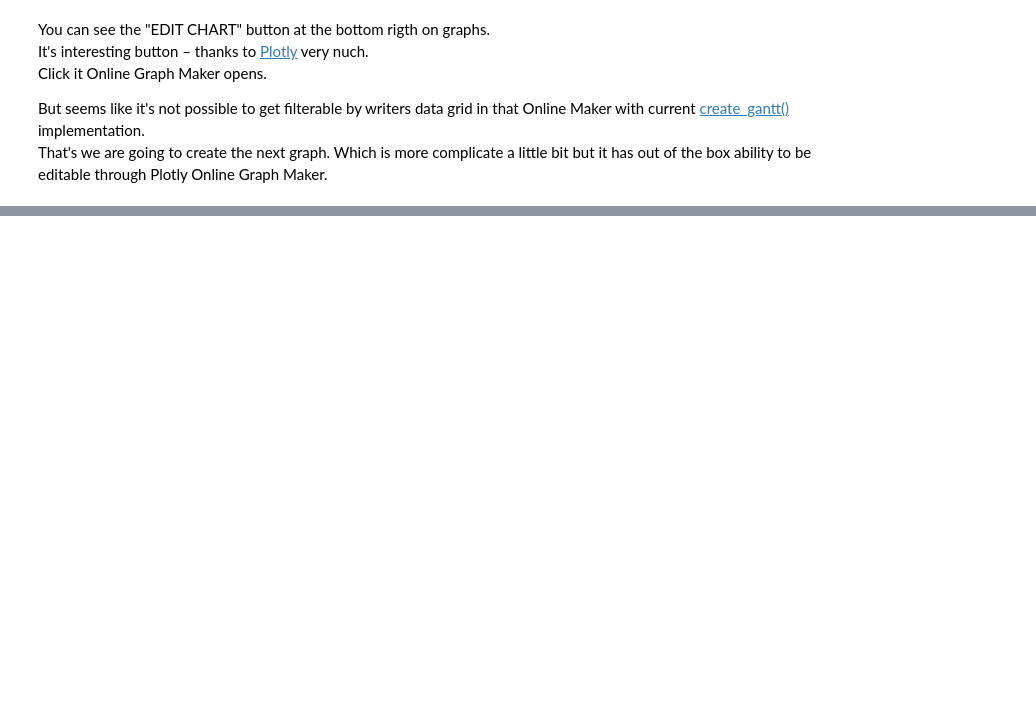
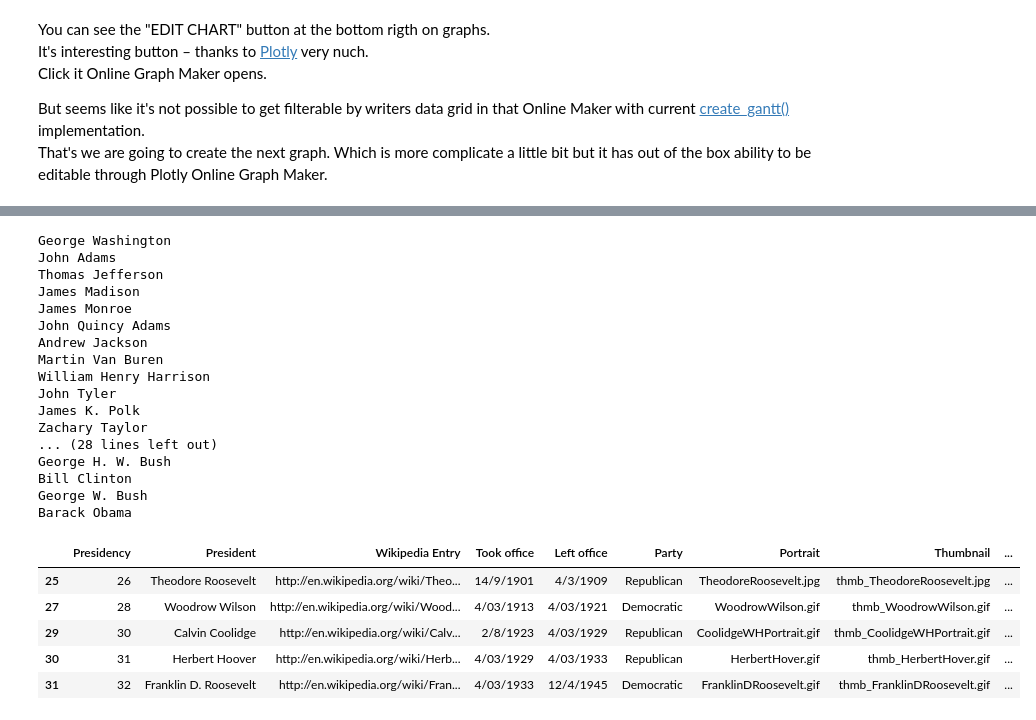
Before and after one commit to boorstat/boorstat.github.io, a Jupyter notebook: .ipynb/[draft]2017-04-07_ussr-leaders-csv.ipynb, the cells around one changed output, grey strips where cells are left out. Drawn from its saved outputs; the diff is of its cells as text; code cells hidden in the pictures; blank space fills up the shorter version.

```diff
--- a/.ipynb/2017-04-07_ussr-leaders-csv.ipynb
+++ b/.ipynb/[draft]2017-04-07_ussr-leaders-csv.ipynb
@@ -416,3 +416,44 @@ iplot(fig, filename='ussr-leaders-life-bars')
 Name: name, dtype: object
 8
 [interactive output not drawn]
+# %%
+USA_PRESIDENTS_URL = 'https://raw.githubusercontent.com/boorstat/boorstat-files/master/politics/usa/usa-presidents.csv'
+
+df_usa = pd.read_csv(StringIO(requests.get(USA_PRESIDENTS_URL).text))
+# df_usa.columns
+
+# list(df_usa.loc[['Left office ', 'Took office ']])
+# df_usa[['Left office ', 'Home State']]
+
+def debug(v):
+    print(v[1])
+    return 'oo' in v[1]
+
+df_usa = df_usa[df_usa.apply(debug, axis=1)]
+
+# df_usa = df_usa.select(debug, axis=0)
+df_usa
+# %% [output]
+George Washington
+John Adams
+Thomas Jefferson
+James Madison
+James Monroe
+John Quincy Adams
+Andrew Jackson
+Martin Van Buren
+William Henry Harrison
+John Tyler
+James K. Polk
+Zachary Taylor
+... (28 lines left out)
+George H. W. Bush
+Bill Clinton
+George W. Bush
+Barack Obama
+|  | Presidency | President | Wikipedia Entry | Took office | Left office | Party | Portrait | Thumbnail | ... |
+| 25 | 26 | Theodore Roosevelt | http://en.wikipedia.org/wiki/Theo... | 14/9/1901 | 4/3/1909 | Republican | TheodoreRoosevelt.jpg | thmb_TheodoreRoosevelt.jpg | ... |
+| 27 | 28 | Woodrow Wilson | http://en.wikipedia.org/wiki/Wood... | 4/03/1913 | 4/03/1921 | Democratic | WoodrowWilson.gif | thmb_WoodrowWilson.gif | ... |
+| 29 | 30 | Calvin Coolidge | http://en.wikipedia.org/wiki/Calv... | 2/8/1923 | 4/03/1929 | Republican | CoolidgeWHPortrait.gif | thmb_CoolidgeWHPortrait.gif | ... |
+| 30 | 31 | Herbert Hoover | http://en.wikipedia.org/wiki/Herb... | 4/03/1929 | 4/03/1933 | Republican | HerbertHover.gif | thmb_HerbertHover.gif | ... |
+| 31 | 32 | Franklin D. Roosevelt | http://en.wikipedia.org/wiki/Fran... | 4/03/1933 | 12/4/1945 | Democratic | FranklinDRoosevelt.gif | thmb_FranklinDRoosevelt.gif | ... |
```
